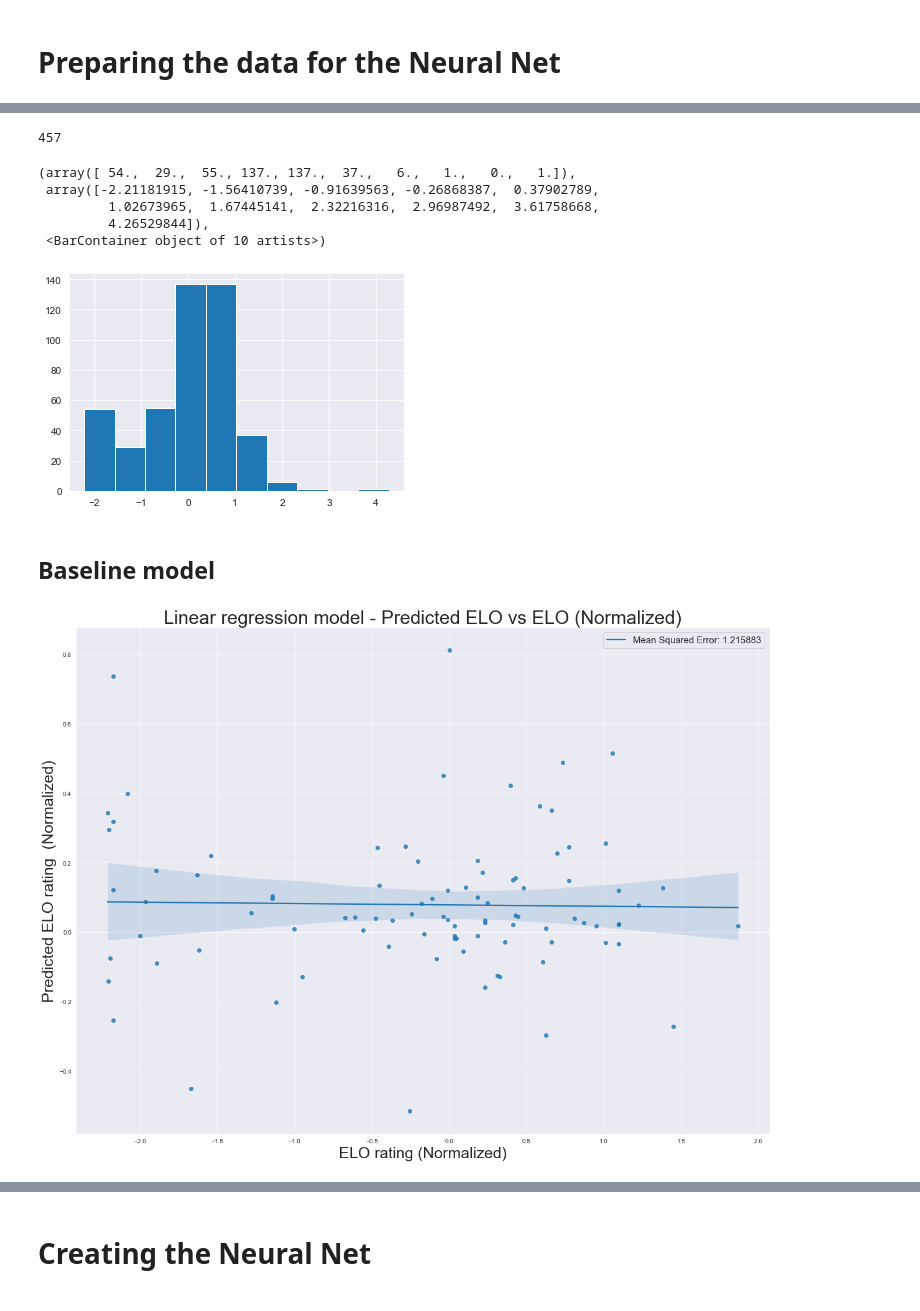
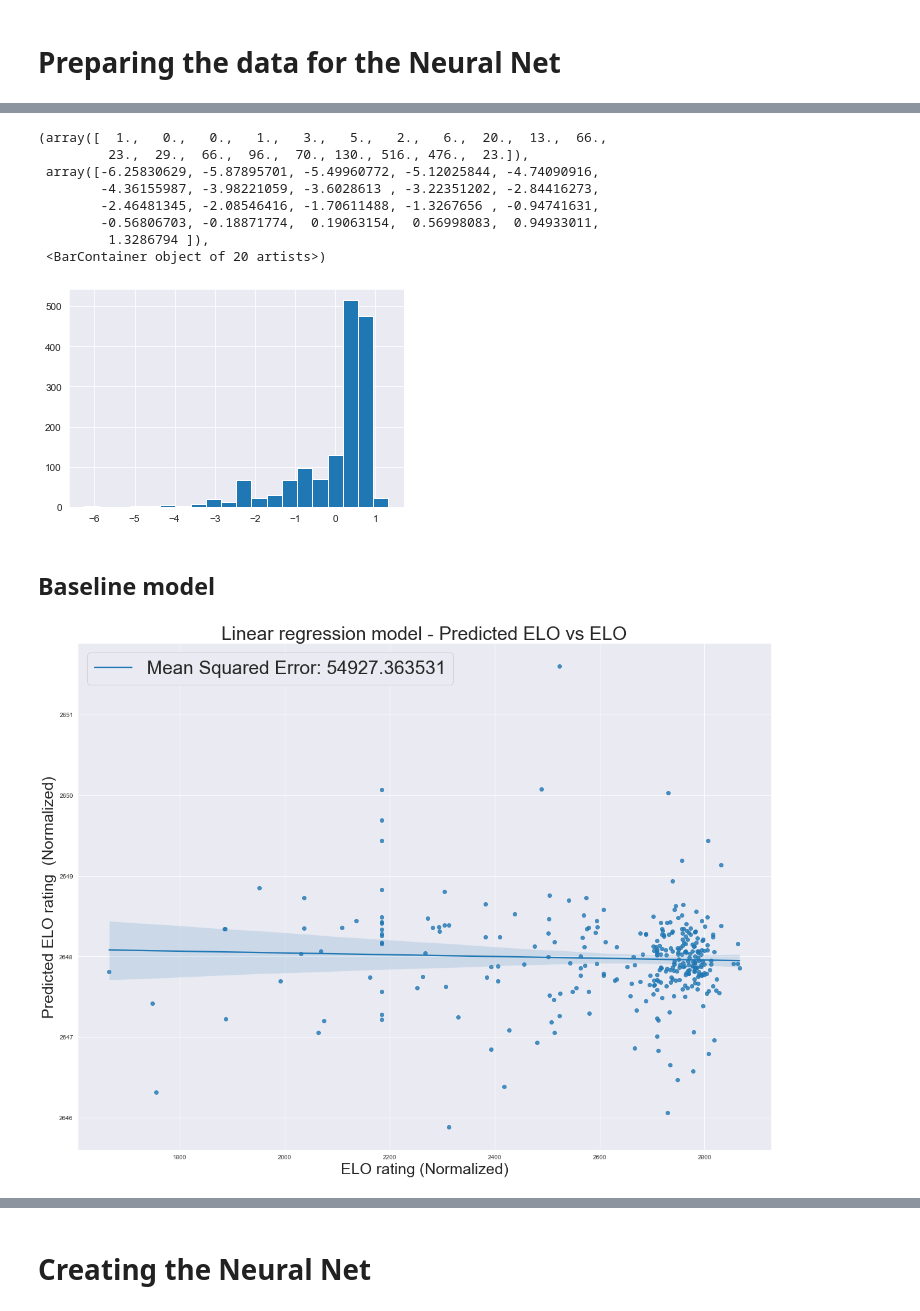
Before and after one commit to ktadgh/Classical-Chess-Predictions, a Jupyter notebook: NeuralNet.ipynb, the cells around one changed output, grey strips where cells are left out. Cells and saved outputs as stored; diff of their text form; code cells hidden in the pictures.

Commit message:
Tried out an ltsm, fixed the eval function. Also added games for black

```diff
--- a/NeuralNet.ipynb
+++ b/NeuralNet.ipynb
@@ -124,0 +126,2 @@ Evaluted games: 457
+# %%
+df = pd.concat([df, df_flipped])
@@ -141,6 +153,11 @@ bpt.fit(black_y)
 black_transformed = bpt.transform(black_y)
 # %%
 def avg_cpl(white_processed):
+    '''
+    get the average centipawn loss from an evaluated game
+    :param white_processed: list of lists of the form [evaluation, centipawn loss]
+    :return: average centipawn loss (float)
+    '''
     cpls = []
     for i in white_processed:
         cpls.append(i[1])
@@ -149,7 +166,7 @@ def avg_cpl(white_processed):
     else:
         return stats.mean(cpls)
 # %%
-df['White_avg_cpl'] = df['WhiteEval'].apply( avg_cpl )
+df['White_avg_cpl'] = df['WhiteEval'].copy().apply( avg_cpl )
 # %%
 df = df[df['Eval']!='']
 # %%
@@ -250,7 +237,8 @@ from sklearn import preprocessing
 # %%
 white_elo_arr = numpy.array(df['WhiteELO'])
 # %%
-welopt = PowerTransformer()
+#welopt = PowerTransformer(method = 'box-cox')
+welopt = StandardScaler()
 white_elo_arr = np.reshape(white_elo_arr, (len(white_elo_arr),1))
 welopt.fit(white_elo_arr)
 white_elo_transformed = welopt.transform(white_elo_arr)
@@ -277,15 +245,14 @@ print(white_elo_arr)
-# %%
-print(len(white_elo_transformed))
-# %% [output]
-457
 # %%
-plt.hist(white_elo_transformed)
+plt.hist(white_elo_transformed, bins =20)
 # %% [output]
-(array([ 54.,  29.,  55., 137., 137.,  37.,   6.,   1.,   0.,   1.]),
- array([-2.21181915, -1.56410739, -0.91639563, -0.26868387,  0.37902789,
-         1.02673965,  1.67445141,  2.32216316,  2.96987492,  3.61758668,
-         4.26529844]),
- <BarContainer object of 10 artists>)
+(array([  1.,   0.,   0.,   1.,   3.,   5.,   2.,   6.,  20.,  13.,  66.,
+         23.,  29.,  66.,  96.,  70., 130., 516., 476.,  23.]),
+ array([-6.25830629, -5.87895701, -5.49960772, -5.12025844, -4.74090916,
+        -4.36155987, -3.98221059, -3.6028613 , -3.22351202, -2.84416273,
+        -2.46481345, -2.08546416, -1.70611488, -1.3267656 , -0.94741631,
+        -0.56806703, -0.18871774,  0.19063154,  0.56998083,  0.94933011,
+         1.3286794 ]),
+ <BarContainer object of 20 artists>)
-[figure, old version]
+[figure, new version]
 # %%
 # Converting White and Black's ELOs to tensors
@@ -335,13 +295,13 @@ mse_lin = mean_squared_error(white_test_elo, y_pred)
 # %%
 plt.figure(figsize = (20,15))
-plt.title('Linear regression model - Predicted ELO vs ELO (Normalized)', fontsize = 30)
-sns.regplot(x = white_test_elo, y = y_pred, line_kws = {'label':f'Mean Squared Error: {mse_lin:4f}'})
+plt.title('Linear regression model - Predicted ELO vs ELO', fontsize = 30)
+sns.regplot(x = white_test_elo_transformed, y = y_pred, line_kws = {'label':f'Mean Squared Error: {mse_lin:4f}'})
 plt.xlabel('ELO rating (Normalized)', fontsize = 25)
 plt.ylabel('Predicted ELO rating  (Normalized)', fontsize = 25)
-plt.legend(prop={'size': 15})
-plt.savefig('images/NN_linreg_acc.png')
+plt.legend(prop={'size': 30})
+plt.savefig('images/NN_linreg_acc1.png')
 # %% [output]
-[figure, old version]
+[figure, new version]
 # %%
 plt.hist(white_elo_transformed)
 # %% [output]
```
Also changed, not shown: parts of 46 cells of this notebook, 1 other file.
